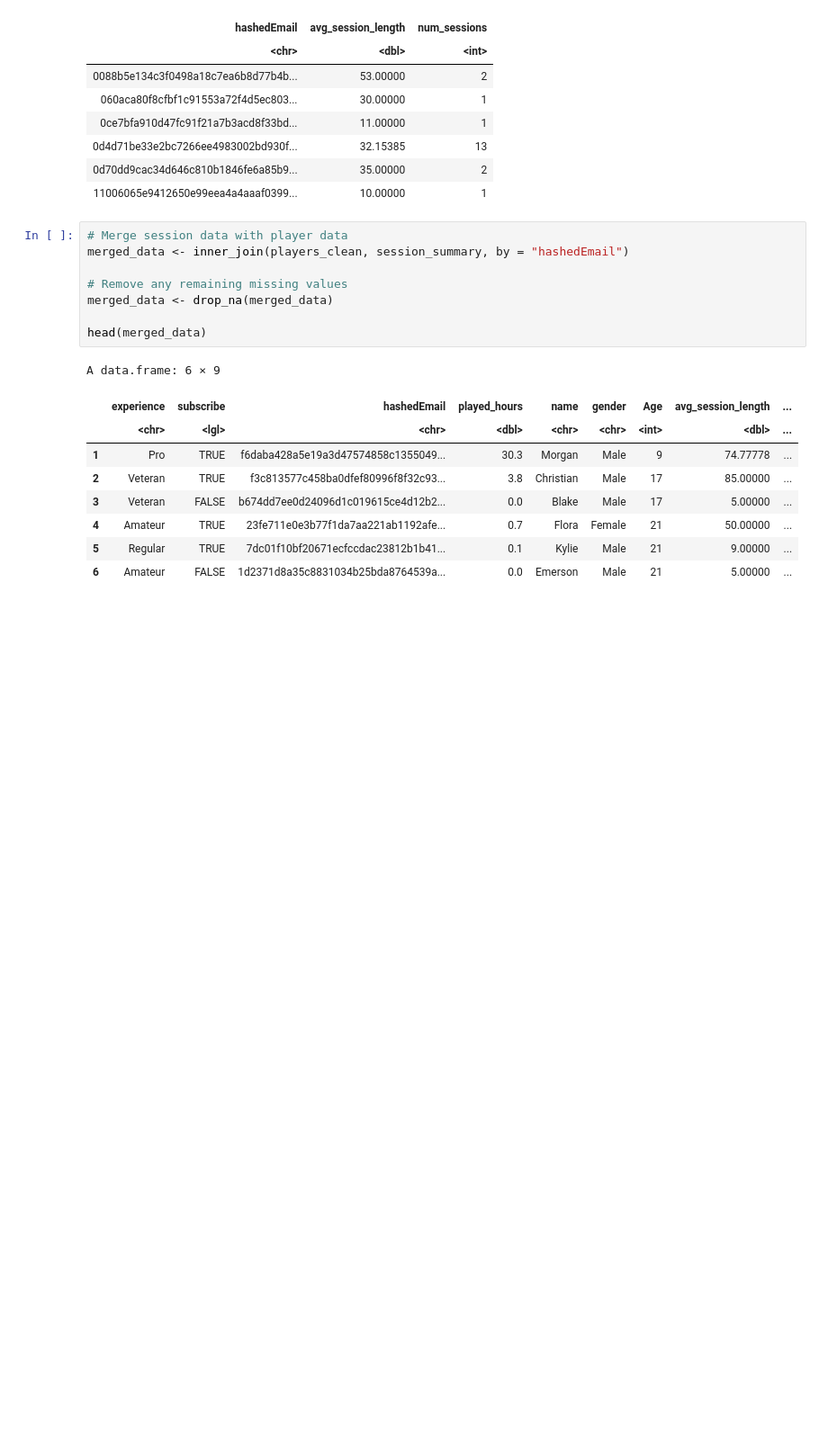
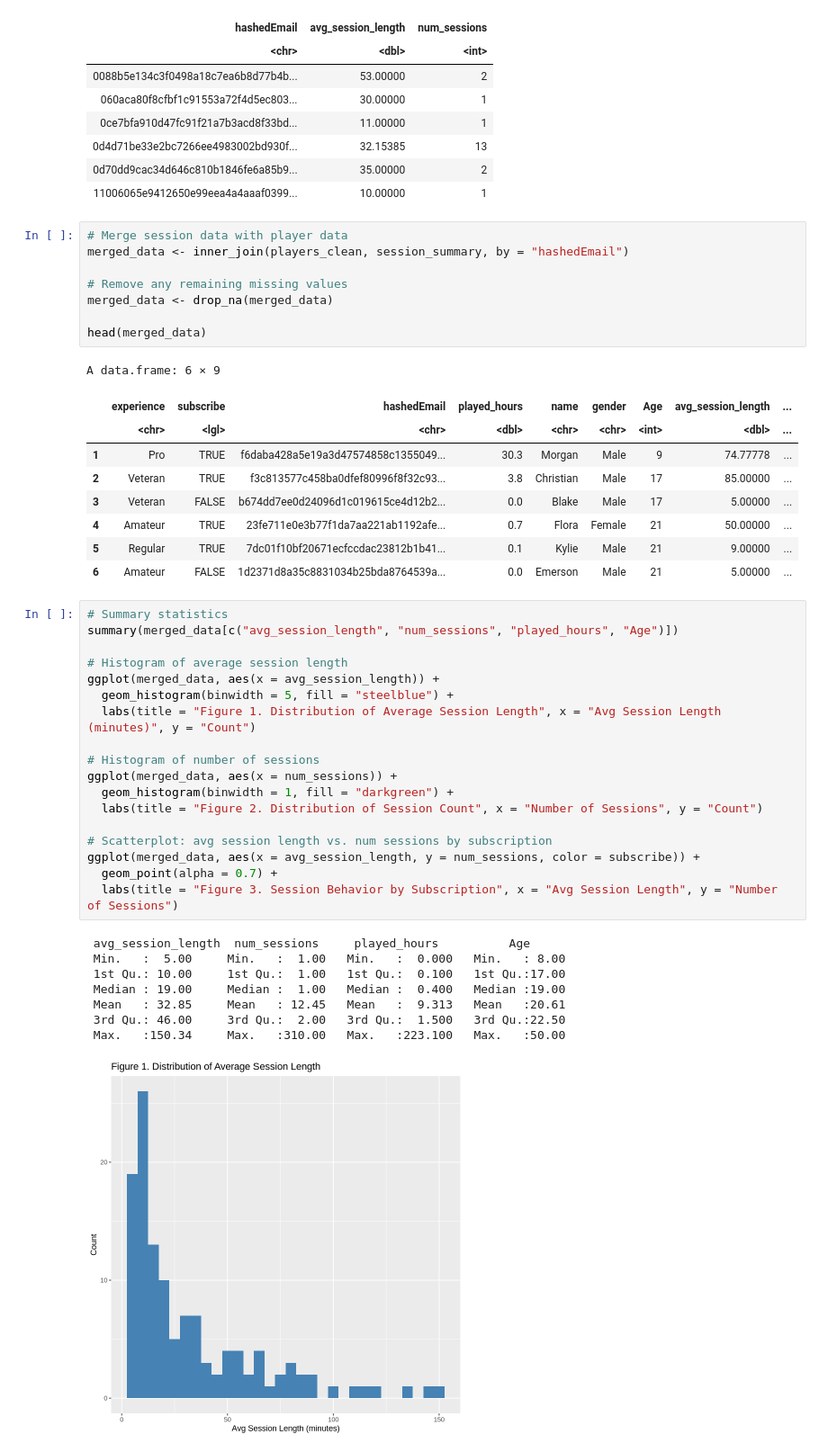
Before and after one commit to ryanraen/dsci-100-term-project, a Jupyter notebook: DSCI Final Project Report.ipynb, the cells around one changed output. Shown at 90% size. Drawn from its saved outputs; the diff is of its cells as text; blank space fills up the shorter version.

```diff
--- a/DSCI Final Project Report.ipynb
+++ b/DSCI Final Project Report.ipynb
@@ -277,3 +277,30 @@ A data.frame: 6 × 9
 | 4 | Amateur | TRUE | 23fe711e0e3b77f1da7aa221ab1192afe... | 0.7 | Flora | Female | 21 | 50.00000 | ... |
 | 5 | Regular | TRUE | 7dc01f10bf20671ecfccdac23812b1b41... | 0.1 | Kylie | Male | 21 | 9.00000 | ... |
 | 6 | Amateur | FALSE | 1d2371d8a35c8831034b25bda8764539a... | 0.0 | Emerson | Male | 21 | 5.00000 | ... |
+# %%
+# Summary statistics
+summary(merged_data[c("avg_session_length", "num_sessions", "played_hours", "Age")])
+
+# Histogram of average session length
+ggplot(merged_data, aes(x = avg_session_length)) +
+  geom_histogram(binwidth = 5, fill = "steelblue") +
+  labs(title = "Figure 1. Distribution of Average Session Length", x = "Avg Session Length (minutes)", y = "Count")
+
+# Histogram of number of sessions
+ggplot(merged_data, aes(x = num_sessions)) +
+  geom_histogram(binwidth = 1, fill = "darkgreen") +
+  labs(title = "Figure 2. Distribution of Session Count", x = "Number of Sessions", y = "Count")
+
+# Scatterplot: avg session length vs. num sessions by subscription
+ggplot(merged_data, aes(x = avg_session_length, y = num_sessions, color = subscribe)) +
+  geom_point(alpha = 0.7) +
+  labs(title = "Figure 3. Session Behavior by Subscription", x = "Avg Session Length", y = "Number of Sessions")
+# %% [output]
+ avg_session_length  num_sessions     played_hours          Age
+ Min.   :  5.00     Min.   :  1.00   Min.   :  0.000   Min.   : 8.00
+ 1st Qu.: 10.00     1st Qu.:  1.00   1st Qu.:  0.100   1st Qu.:17.00
+ Median : 19.00     Median :  1.00   Median :  0.400   Median :19.00
+ Mean   : 32.85     Mean   : 12.45   Mean   :  9.313   Mean   :20.61
+ 3rd Qu.: 46.00     3rd Qu.:  2.00   3rd Qu.:  1.500   3rd Qu.:22.50
+ Max.   :150.34     Max.   :310.00   Max.   :223.100   Max.   :50.00
+[figure, added]
```
Also changed, not shown: parts of 4 cells of this notebook.
